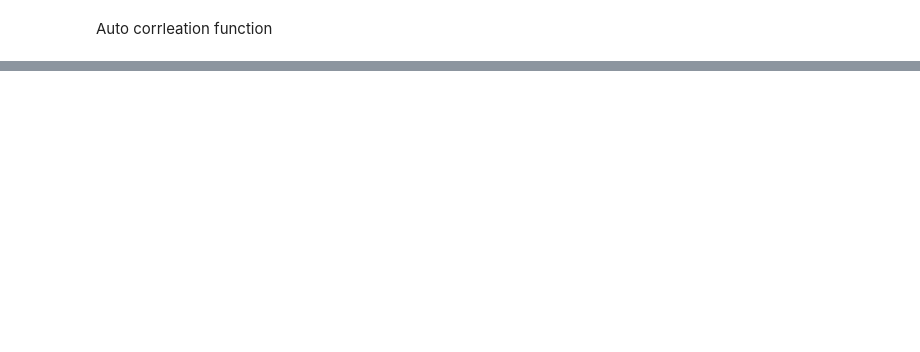
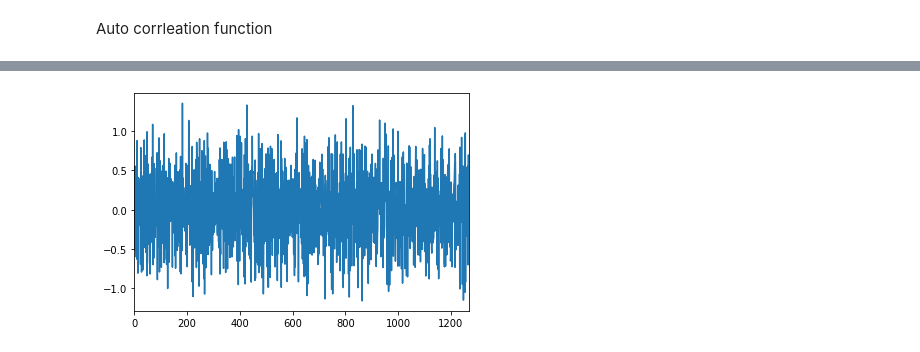
Before and after one commit to kbarr1/time_series_exploration, a Jupyter notebook: ts_exploratioon.ipynb, the cells around one changed output, grey strips where cells are left out. Cells and saved outputs as stored; diff of their text form; code cells hidden in the pictures; blank space fills up the shorter version.

```diff
--- a/ts_exploratioon.ipynb
+++ b/ts_exploratioon.ipynb
@@ -74,0 +99,14 @@ plot_pacf(df['value'], lags = 100)
+# %%
+def difference(data, interval = 1):
+    diff_list = []
+    for i in range(interval, len(data)):
+        diff = data[i] - data[i - interval]
+        diff_list.append(diff)
+    return pd.Series(diff_list)
+# %%
+diff_series = difference(df_sub['value'])
+# %%
+diff_series.plot()
+plt.show()
+# %% [output]
+[figure, added]
```
Also changed, not shown: parts of 16 cells of this notebook.
